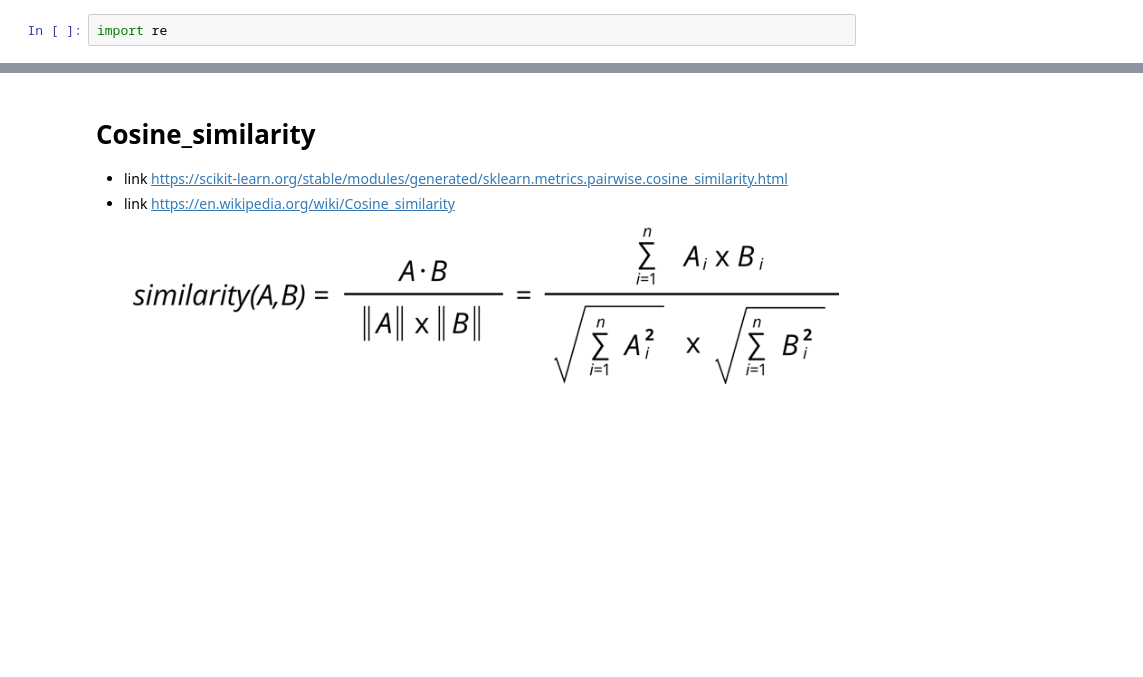
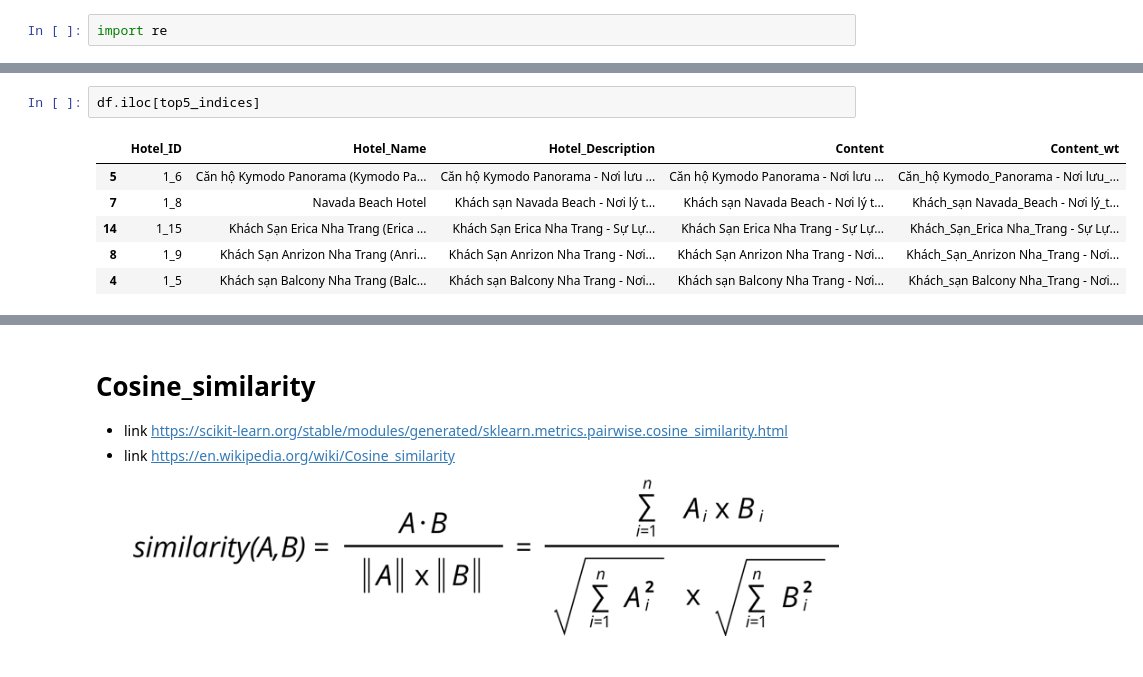
Before and after one commit to phuongfanta/hotel_recommendation, a Jupyter notebook: demo_Consin_NLP_09092025.ipynb, the cells around one changed output, grey strips where cells are left out. Saved outputs shown, nothing was run; the diff lists cells and outputs as text; blank space fills up the shorter version.

```diff
--- a/demo_Consin_NLP_09092025.ipynb
+++ b/demo_Consin_NLP_09092025.ipynb
@@ -82,0 +243,9 @@ import re
+# %%
+df.iloc[top5_indices]
+# %% [output]
+|  | Hotel_ID | Hotel_Name | Hotel_Description | Content | Content_wt |
+| 5 | 1_6 | Căn hộ Kymodo Panorama (Kymodo Pa... | Căn hộ Kymodo Panorama - Nơi lưu ... | Căn hộ Kymodo Panorama - Nơi lưu ... | Căn_hộ Kymodo_Panorama - Nơi lưu_... |
+| 7 | 1_8 | Navada Beach Hotel | Khách sạn Navada Beach - Nơi lý t... | Khách sạn Navada Beach - Nơi lý t... | Khách_sạn Navada_Beach - Nơi lý_t... |
+| 14 | 1_15 | Khách Sạn Erica Nha Trang (Erica ... | Khách Sạn Erica Nha Trang - Sự Lự... | Khách Sạn Erica Nha Trang - Sự Lự... | Khách_Sạn_Erica Nha_Trang - Sự Lự... |
+| 8 | 1_9 | Khách Sạn Anrizon Nha Trang (Anri... | Khách Sạn Anrizon Nha Trang - Nơi... | Khách Sạn Anrizon Nha Trang - Nơi... | Khách_Sạn_Anrizon Nha_Trang - Nơi... |
+| 4 | 1_5 | Khách sạn Balcony Nha Trang (Balc... | Khách sạn Balcony Nha Trang - Nơi... | Khách sạn Balcony Nha Trang - Nơi... | Khách_sạn Balcony Nha_Trang - Nơi... |
```
Also changed, not shown: parts of 39 cells of this notebook.
